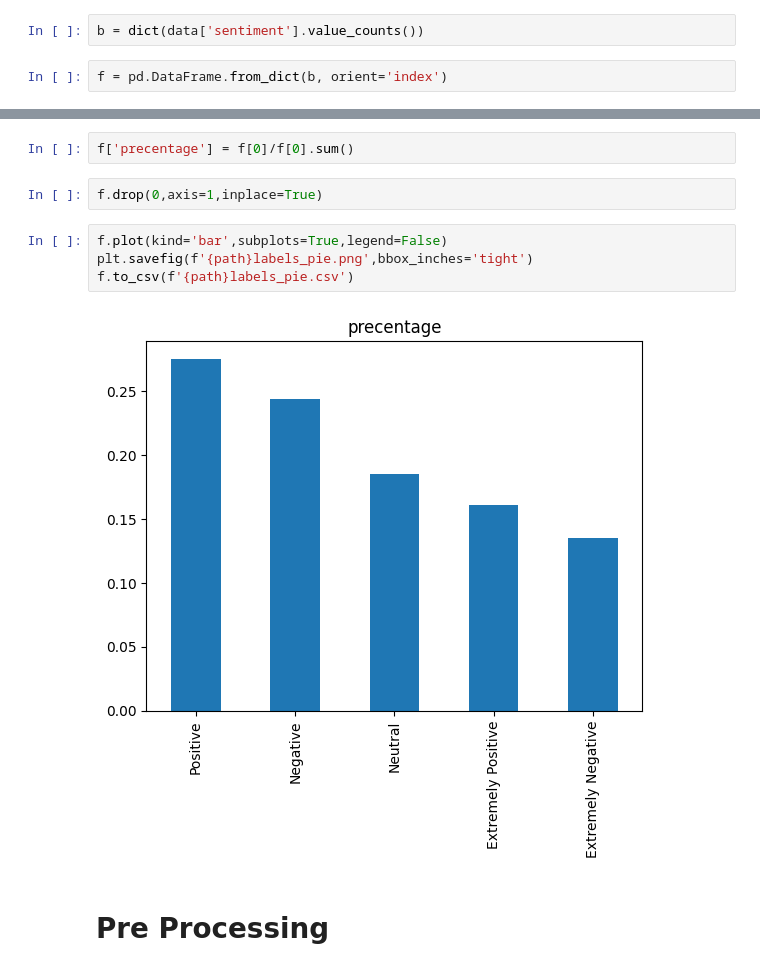
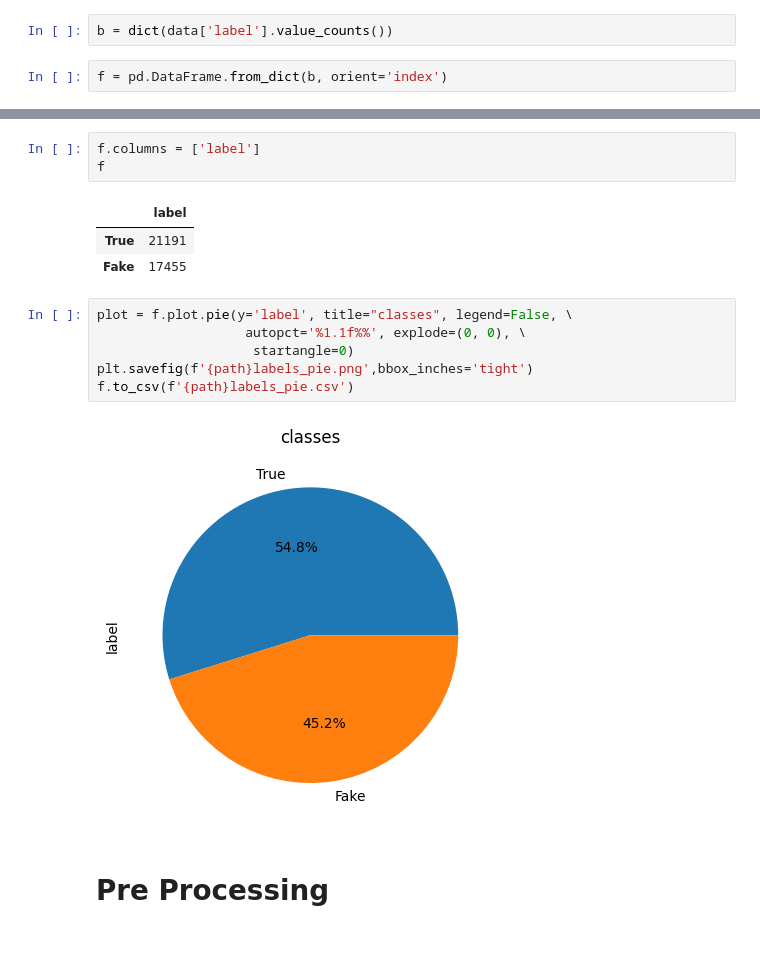
Before and after one commit to RedBatProject/Works, a Jupyter notebook: work_39 tweets fake real.ipynb, the cells around one changed output, grey strips where cells are left out. Cells and saved outputs as stored; diff of their text form; blank space fills up the shorter version.

```diff
--- a/work_39 tweets fake real.ipynb
+++ b/work_39 tweets fake real.ipynb
@@ -130,6 +125,6 @@ data.columns
 # %% [output]
 Index(['tweet', 'sentiment'], dtype='object')
 # %%
-b = dict(data['sentiment'].value_counts())
+b = dict(data['label'].value_counts())
 # %%
 f = pd.DataFrame.from_dict(b, orient='index')
@@ -145,13 +131,18 @@ f
-# %%
-f['precentage'] = f[0]/f[0].sum()
-# %%
-f.drop(0,axis=1,inplace=True)
+# %%
+f.columns = ['label']
+f
+# %% [output]
+|  | label |
+| True | 21191 |
+| Fake | 17455 |
 # %%
-f.plot(kind='bar',subplots=True,legend=False)
+plot = f.plot.pie(y='label', title="classes", legend=False, \
+                   autopct='%1.1f%%', explode=(0, 0), \
+                    startangle=0)
 plt.savefig(f'{path}labels_pie.png',bbox_inches='tight')
 f.to_csv(f'{path}labels_pie.csv')
 # %% [output]
-[figure, old version]
+[figure, new version]
 # %% [markdown]
 # Pre Processing
 # %%
```
Also changed, not shown: parts of 36 cells of this notebook.
